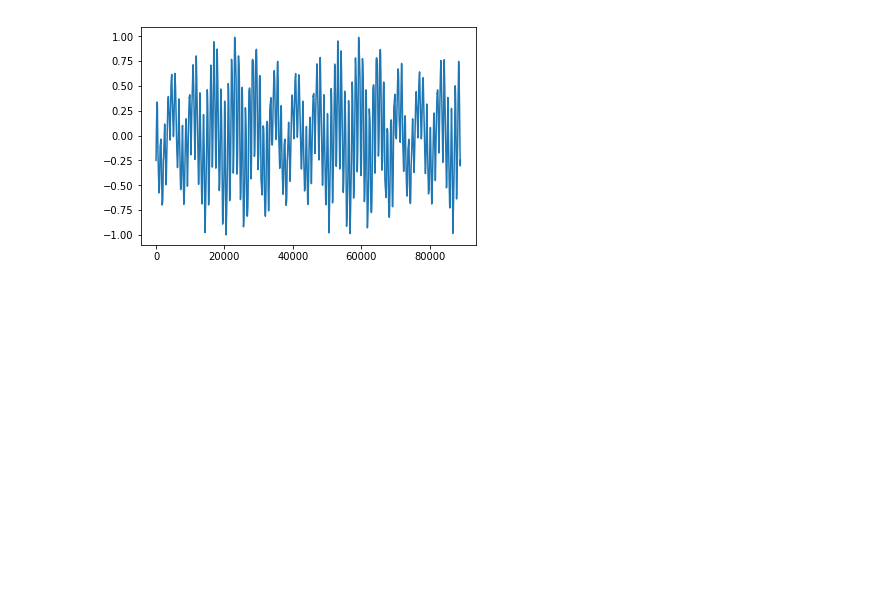
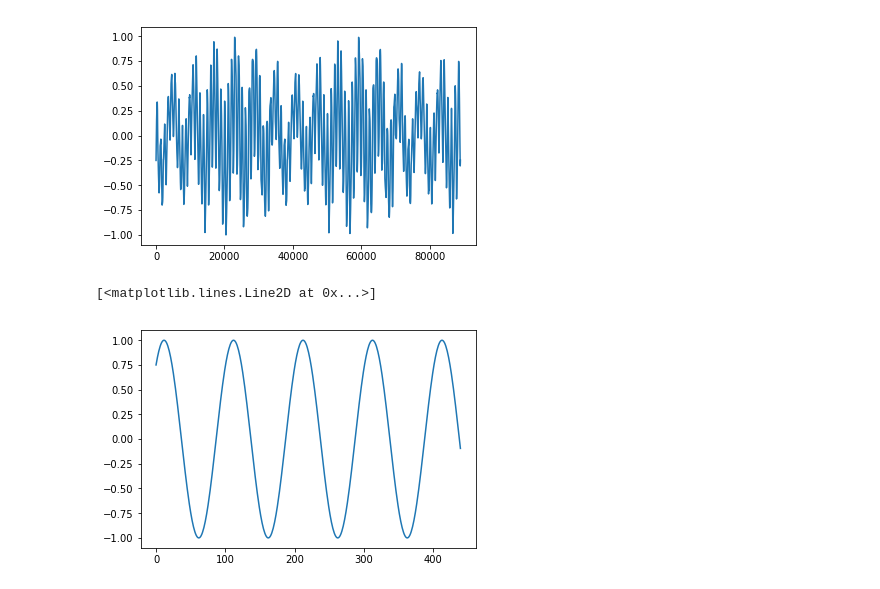
Before and after one commit to dshemetov/OscillatorSonification, a Jupyter notebook: OscillatorSonification.ipynb, the cells around one changed output. Drawn from its saved outputs; the diff is of its cells as text; code cells hidden in the pictures; blank space fills up the shorter version.

```diff
--- a/OscillatorSonification.ipynb
+++ b/OscillatorSonification.ipynb
@@ -71,3 +71,12 @@ all_oscillator_data_reals_copied = np.hstack([ all_oscillator_data_reals for i i
 swv.write('all_oscillator_file_reweighted' + str(file_num) + '.wav', 44100*4, all_oscillator_data_reals_copied)
 # %% [output]
 [figure]
+# %%
+frequency = 440
+sample_rate = 44100
+length = 20 # seconds
+sin_wave = np.sin(np.linspace(0, frequency * 2 * np.pi * length, length * sample_rate))
+cos_wave = np.cos(np.linspace(0, frequency * 2 * np.pi * length, length * sample_rate))
+sin_cos_wave = (cos_wave + sin_wave) / np.sqrt(2)
+swv.write("sin_cos.wav", 44100, sin_cos_wave)
+swv.write("sin.wav", 44100, sin_wave)
@@ -73,0 +87,5 @@ swv.write('all_oscillator_file_reweighted' + str(file_num) + '.wav', 44100*4, al
+# %%
+plt.plot(sin_cos_wave[1:441])
+# %% [output]
+[<matplotlib.lines.Line2D at 0x...>]
+[figure, added]
```
Also changed, not shown: parts of 1 cell of this notebook, 3 other files.
